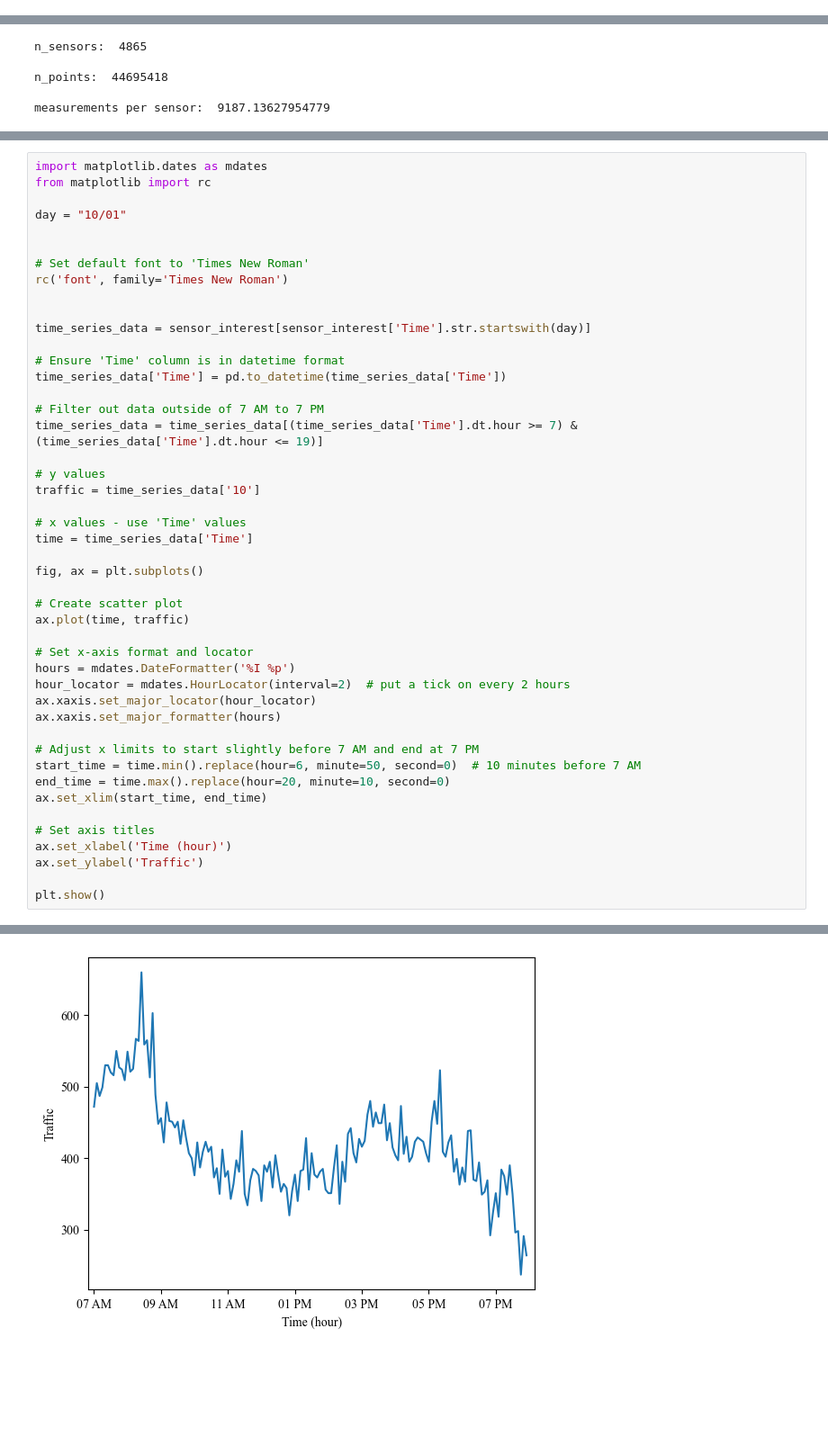
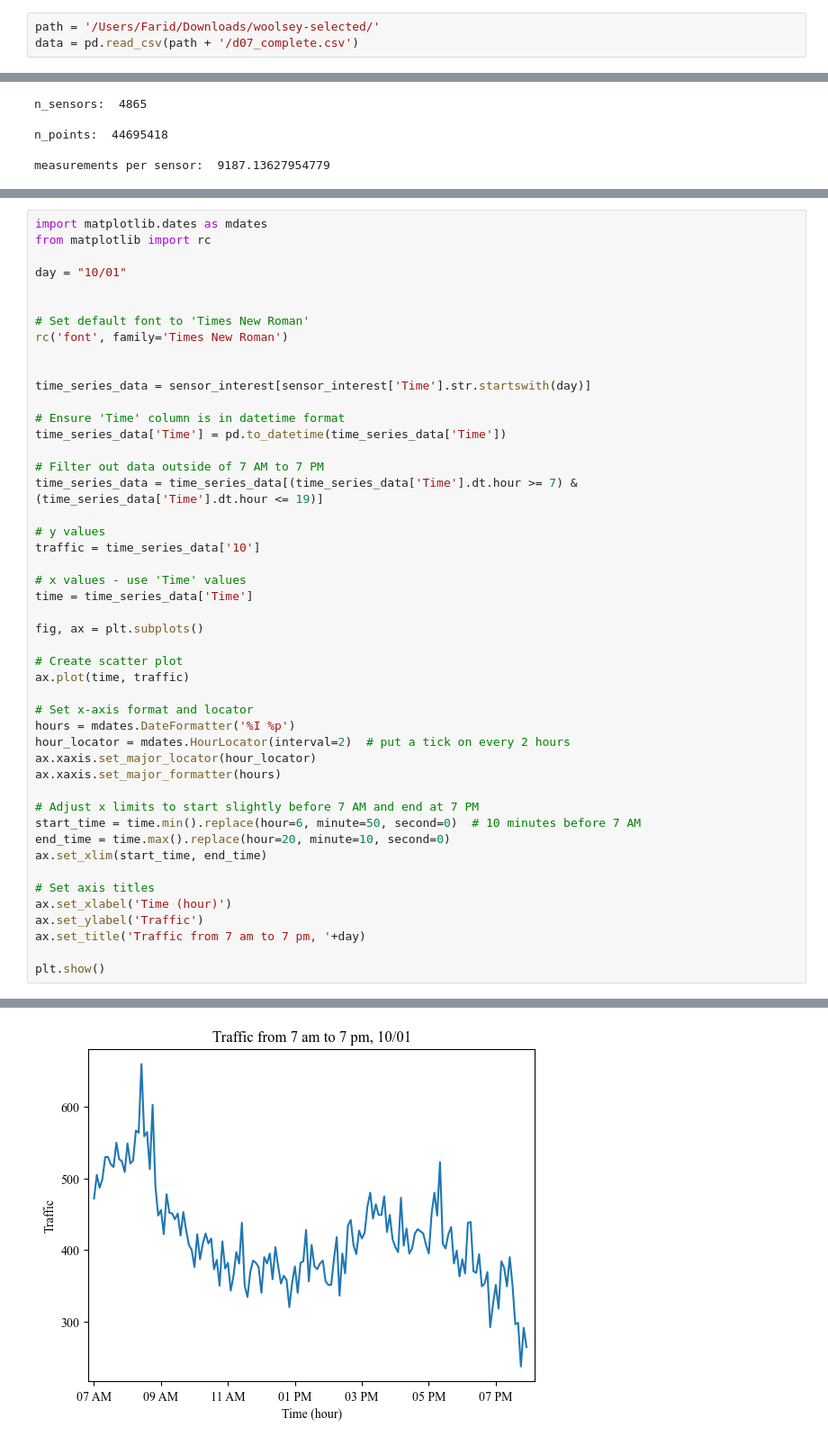
Before and after one commit to fsaudm/Recursive-Estimation-of-Polynomial-Approximation-Kaczmarz-Algorithm, a Jupyter notebook: EDA.ipynb, the cells around one changed output, grey strips where cells are left out. Shown: that part at 90% size. Cells and saved outputs as stored; diff of their text form; blank space fills up the shorter version.

```diff
--- a/EDA.ipynb
+++ b/EDA.ipynb
@@ -56,6 +58,9 @@ Done with file 29
 Done with file 30
 Done with file 31
 Done with file 32
+# %%
+path = '/Users/Farid/Downloads/woolsey-selected/'
+data = pd.read_csv(path + '/d07_complete.csv')
 # %%
 data
 # %% [output]
@@ -137,31 +163,32 @@ traffic = time_series_data['10']
 # x values - use 'Time' values
 time = time_series_data['Time']
 
 fig, ax = plt.subplots()
 
 # Create scatter plot
 ax.plot(time, traffic)
 
 # Set x-axis format and locator
 hours = mdates.DateFormatter('%I %p')
 hour_locator = mdates.HourLocator(interval=2)  # put a tick on every 2 hours
 ax.xaxis.set_major_locator(hour_locator)
 ax.xaxis.set_major_formatter(hours)
 
 # Adjust x limits to start slightly before 7 AM and end at 7 PM
 start_time = time.min().replace(hour=6, minute=50, second=0)  # 10 minutes before 7 AM
 end_time = time.max().replace(hour=20, minute=10, second=0)
 ax.set_xlim(start_time, end_time)
 
 # Set axis titles
 ax.set_xlabel('Time (hour)')
 ax.set_ylabel('Traffic')
+ax.set_title('Traffic from 7 am to 7 pm, '+day)
 
 plt.show()
 # %% [output]
 A value is trying to be set on a copy of a slice from a DataFrame.
 Try using .loc[row_indexer,col_indexer] = value instead
 
 See the caveats in the documentation: https://pandas.pydata.org/pandas-docs/stable/user_guide/indexing.html#returning-a-view-versus-a-copy
   time_series_data['Time'] = pd.to_datetime(time_series_data['Time'])
-[figure, old version]
+[figure, new version]
```
Also changed, not shown: parts of 8 cells of this notebook, 3 other files.
